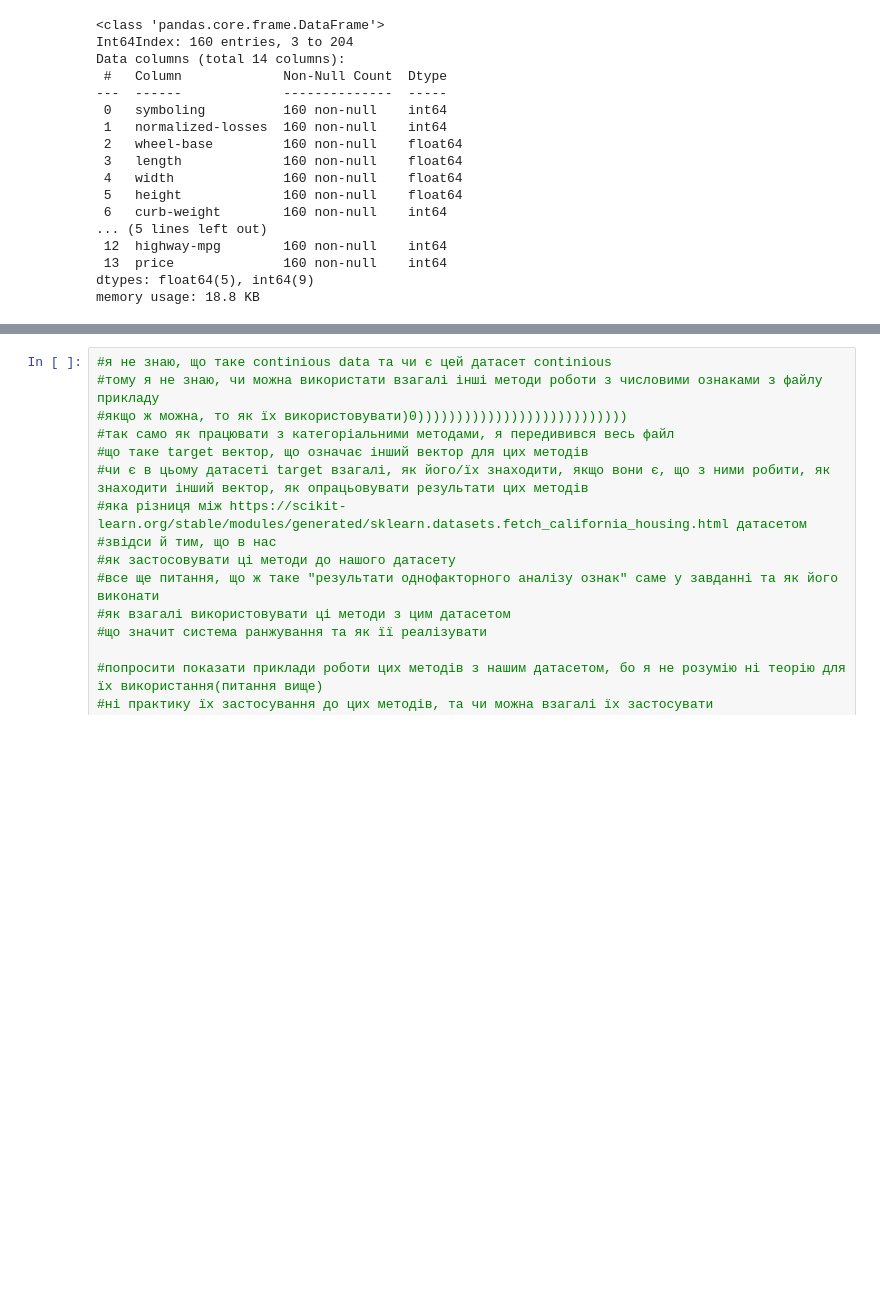
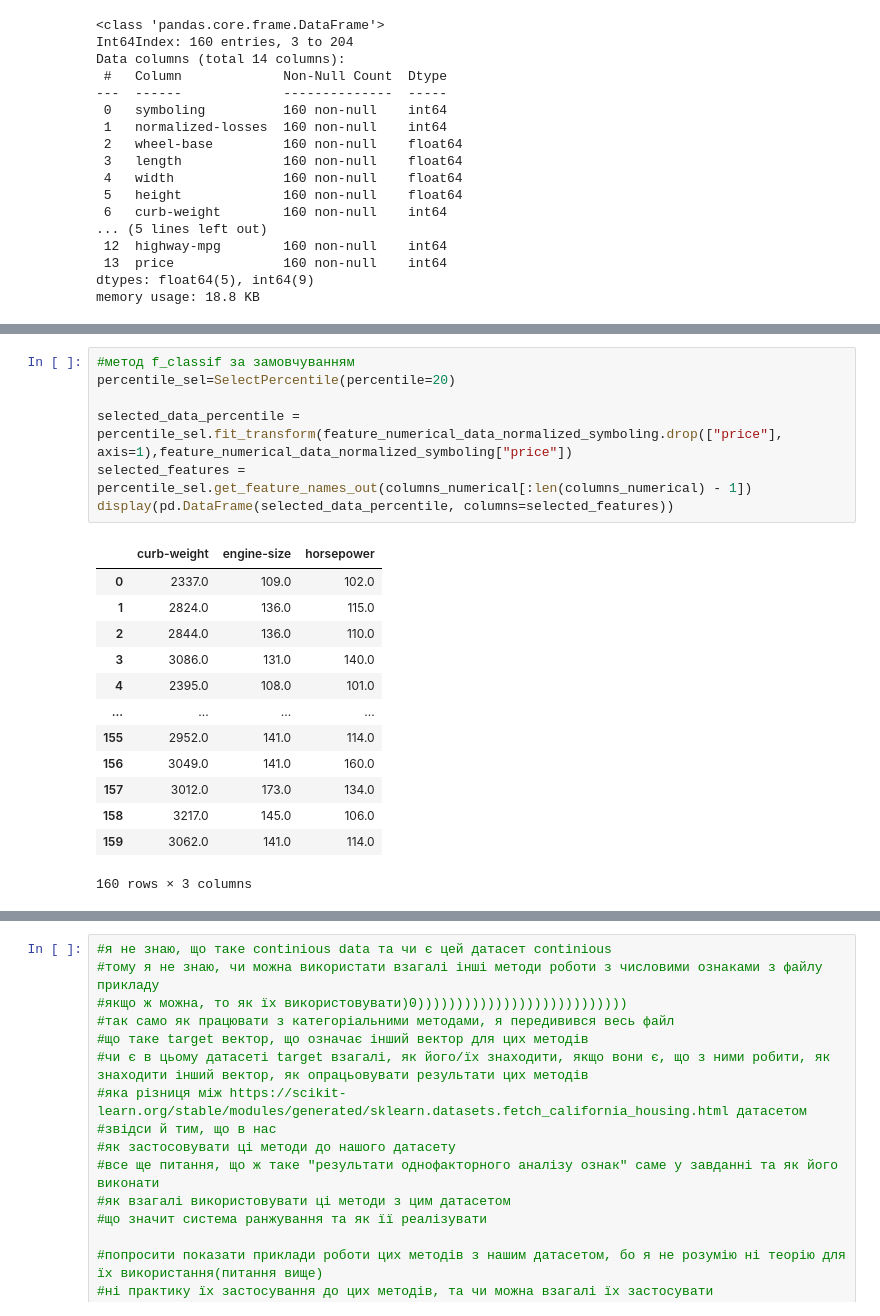
Before and after one commit to Nerdan0/DataScienceCourse, a Jupyter notebook: DS_lab_3/DS_lab_3.ipynb, the cells around one changed output, grey strips where cells are left out. Saved outputs shown, nothing was run; the diff lists cells and outputs as text; blank space fills up the shorter version.

```diff
--- a/DS_lab_3/DS_lab_3.ipynb
+++ b/DS_lab_3/DS_lab_3.ipynb
@@ -454,0 +501,21 @@ memory usage: 18.8 KB
+# %%
+#метод f_classif за замовчуванням
+percentile_sel=SelectPercentile(percentile=20)
+
+selected_data_percentile = percentile_sel.fit_transform(feature_numerical_data_normalized_symboling.drop(["price"], axis=1),feature_numerical_data_normalized_symboling["price"])
+selected_features = percentile_sel.get_feature_names_out(columns_numerical[:len(columns_numerical) - 1])
+display(pd.DataFrame(selected_data_percentile, columns=selected_features))
+# %% [output]
+|  | curb-weight | engine-size | horsepower |
+| 0 | 2337.0 | 109.0 | 102.0 |
+| 1 | 2824.0 | 136.0 | 115.0 |
+| 2 | 2844.0 | 136.0 | 110.0 |
+| 3 | 3086.0 | 131.0 | 140.0 |
+| 4 | 2395.0 | 108.0 | 101.0 |
+| ... | ... | ... | ... |
+| 155 | 2952.0 | 141.0 | 114.0 |
+| 156 | 3049.0 | 141.0 | 160.0 |
+| 157 | 3012.0 | 173.0 | 134.0 |
+| 158 | 3217.0 | 145.0 | 106.0 |
+| 159 | 3062.0 | 141.0 | 114.0 |
+160 rows × 3 columns
```
Also changed, not shown: parts of 11 cells of this notebook, 4 other files.
